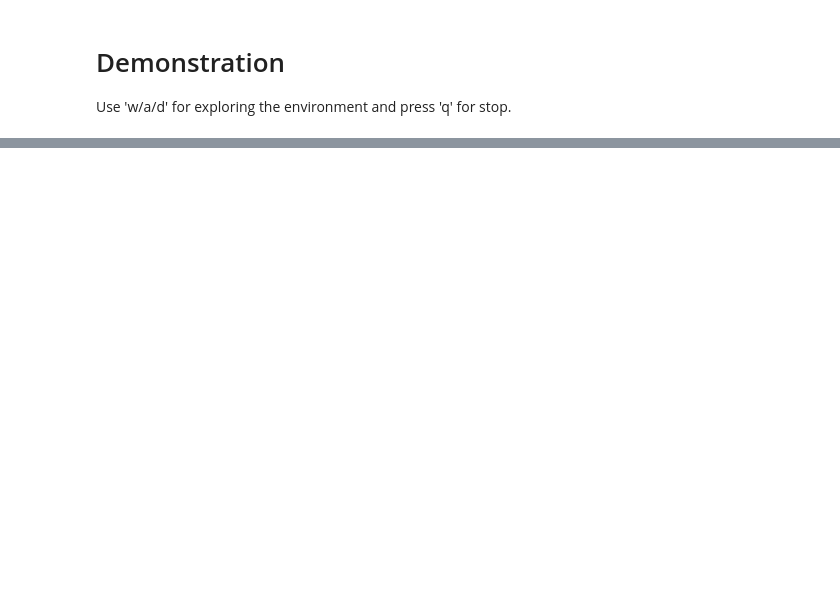
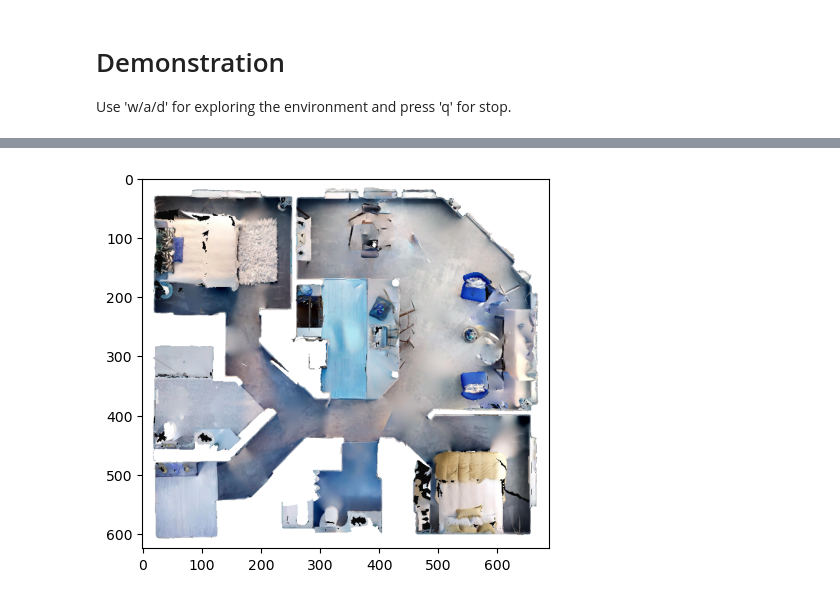
Before and after one commit to rllab-snu/TopologicalSemanticGraphMemory, a Jupyter notebook: demo/build_tsgm_demo.ipynb, the cells around one changed output, grey strips where cells are left out. Saved outputs shown, nothing was run; the diff lists cells and outputs as text; code cells hidden in the pictures; blank space fills up the shorter version.

```diff
--- a/demo/build_tsgm_demo.ipynb
+++ b/demo/build_tsgm_demo.ipynb
@@ -652,6 +665,12 @@ def get_map_angle(ref_rotation):
 
     phi = cartesian_to_polar(-heading_vector[2], heading_vector[0])[1]
     return np.array(phi)
+# %%
+def draw_bbox(rgb: np.ndarray, bboxes: np.ndarray, color = (178,193,118), is_detection=False) -> np.ndarray:
+    for i, bbox in enumerate(bboxes):
+        imgHeight, imgWidth, _ = rgb.shape
+        cv2.rectangle(rgb, (int(bbox[0]*imgWidth), int(bbox[1]*imgHeight)), (int(bbox[2]*imgWidth), int(bbox[3]*imgHeight)), (255, 255, 0), 5)
+    return rgb
 # %%
 def step(in_action):
     action_names = list(cfg.agents[settings["default_agent"]].action_space.keys())
@@ -703,6 +720,8 @@ if len(bboxes) > 0:
 cv2.imshow(f'vis', rgb[:, :, [2, 1, 0]])
 cv2.imshow(f'graph', topdownmap[::2, ::2, [2, 1, 0]])
 
+topdownmaps = []
+images = []
 t = 0
 while True:
     topdownmap = ortho_map.copy()
@@ -721,6 +740,7 @@ while True:
         step(3)
     elif key == ord('q'):
         cv2.destroyAllWindows()
+        plt.imshow(topdownmap[::2, ::2, [2, 1, 0]])
         break
     obs = sim.get_sensor_observations()
     rgb = np.concatenate([obs['panoramic_rgb_part_sensor_%d' % (i)][:, :, :3] for i in range(num_of_camera)], 1)
@@ -741,6 +761,12 @@ while True:
                                        bbox_pose, time=t, done=False)
 
     topdownmap = draw_graph_on_map(topdownmap, imggraph, objgraph)
+    rgb = draw_bbox(rgb, bboxes)
+    topdownmaps.append(topdownmap)
+    images.append(rgb)
     cv2.imshow(f'vis', rgb[:, :, [2, 1, 0]])
     cv2.imshow(f'graph', topdownmap[::2, ::2, [2, 1, 0]])
     t = t + 1
+topdownmaps = np.stack(topdownmaps)
+images = np.stack(images)
+# %% [output]
@@ -746,0 +790 @@ while True:
+[figure, added]
```
Also changed, not shown: parts of 11 cells of this notebook.
